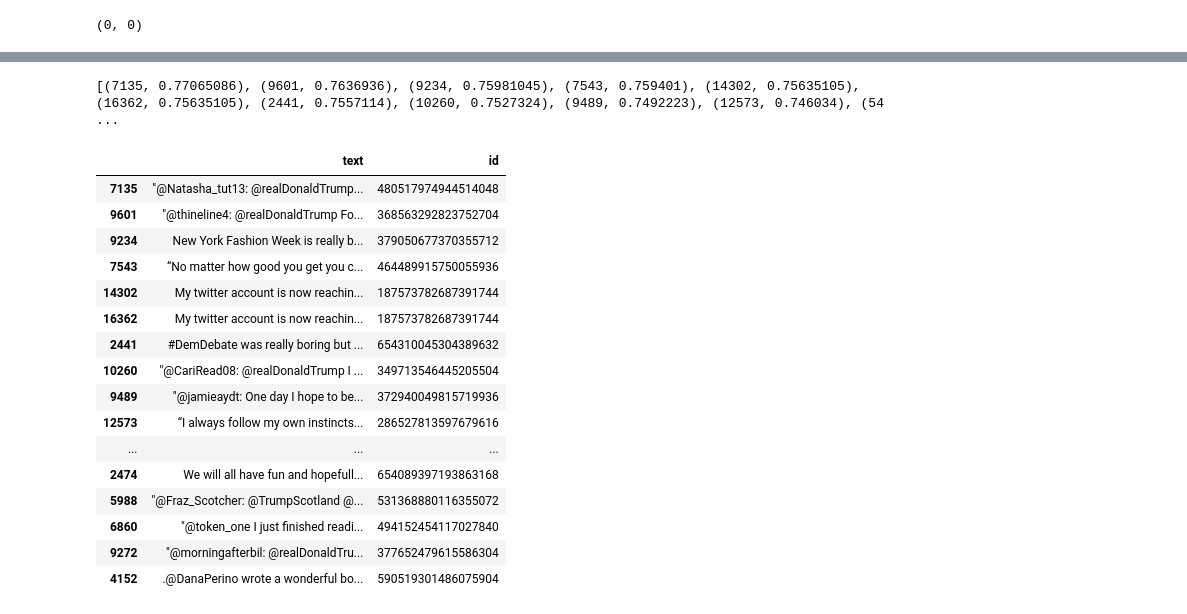
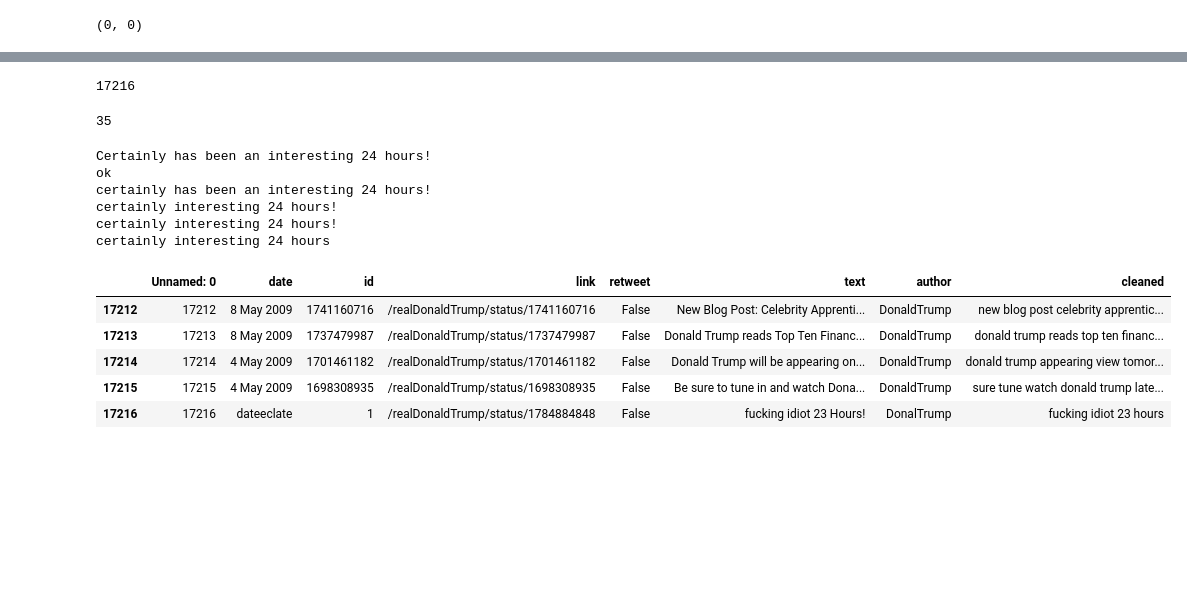
Before and after one commit to tilakman/Data_eng_prjt2, a Jupyter notebook: prj_engineer_v1.ipynb, the cells around one changed output, grey strips where cells are left out. Drawn from its saved outputs; the diff is of its cells as text; code cells hidden in the pictures; blank space fills up the shorter version.

```diff
--- a/prj_engineer_v1.ipynb
+++ b/prj_engineer_v1.ipynb
@@ -29,7 +29,7 @@ from gensim.models import KeyedVectors
 # %%
 
 pd.set_option('display.max_colwidth', -1)
-df = pd.read_csv(r"C:\Users\pavad\Downloads\tweets_1.csv")
+df = pd.read_csv(r"C:\Users\karthik\Downloads\tweets_1.csv")
 # %%
 x= df['text'][df['Unnamed: 0']==2]
 print(x)
@@ -77,6 +77,7 @@ def remove_punctuation(text):
 # %%
 df['text'] = df['text'].astype(str)
 # %%
+df['text'] = df['text'].astype(str)
 df['cleaned'] = df['text'].apply(_removeNonAscii)
 
 df['cleaned'] = df.cleaned.apply(func = make_lower_case)
@@ -146,0 +150,4 @@ def vectors(x):
+# %%
+vectors(df)
+# %% [output]
+17216
@@ -146,0 +178,29 @@ def vectors(x):
+# %%
+vectors1("Certainly has been an interesting 24 hours!")
+# %% [output]
+35
+# %%
+text = "Certainly has been an interesting 24 hours!"
+a= _removeNonAscii(text)
+print(a)
+print("ok")
+a= make_lower_case(a)
+print(a)
+
+
+a= remove_stop_words(a)
+
+print(a)
+
+a= remove_html(a)
+print(a)
+
+a = remove_punctuation(a)
+print(a)
+# %% [output]
+Certainly has been an interesting 24 hours!
+ok
+certainly has been an interesting 24 hours!
+certainly interesting 24 hours!
+certainly interesting 24 hours!
+certainly interesting 24 hours
@@ -146,0 +228,9 @@ def vectors(x):
+# %%
+df.tail()
+# %% [output]
+|  | Unnamed: 0 | date | id | link | retweet | text | author | cleaned |
+| 17212 | 17212 | 8 May 2009 | 1741160716 | /realDonaldTrump/status/1741160716 | False | New Blog Post: Celebrity Apprenti... | DonaldTrump | new blog post celebrity apprentic... |
+| 17213 | 17213 | 8 May 2009 | 1737479987 | /realDonaldTrump/status/1737479987 | False | Donald Trump reads Top Ten Financ... | DonaldTrump | donald trump reads top ten financ... |
+| 17214 | 17214 | 4 May 2009 | 1701461182 | /realDonaldTrump/status/1701461182 | False | Donald Trump will be appearing on... | DonaldTrump | donald trump appearing view tomor... |
+| 17215 | 17215 | 4 May 2009 | 1698308935 | /realDonaldTrump/status/1698308935 | False | Be sure to tune in and watch Dona... | DonaldTrump | sure tune watch donald trump late... |
+| 17216 | 17216 | dateeclate | 1 | /realDonaldTrump/status/1784884848 | False | fucking idiot 23 Hours! | DonalTrump | fucking idiot 23 hours |
@@ -171,24 +285,3 @@ def recommendations(text):
 
     print(sim_scores)
     return(recommend)
-# %%
-recommendations("I will be re-tweeting some of your better, most imaginative and hopefully insightful tweets. Make them good (great)! Important stuff.")
-# %% [output]
-[(7135, 0.77065086), (9601, 0.7636936), (9234, 0.75981045), (7543, 0.759401), (14302, 0.75635105), (16362, 0.75635105), (2441, 0.7557114), (10260, 0.7527324), (9489, 0.7492223), (12573, 0.746034), (54 ...
-|  | text | id |
-| 7135 | "@Natasha_tut13: @realDonaldTrump... | 480517974944514048 |
-| 9601 | "@thineline4: @realDonaldTrump Fo... | 368563292823752704 |
-| 9234 | New York Fashion Week is really b... | 379050677370355712 |
-| 7543 | “No matter how good you get you c... | 464489915750055936 |
-| 14302 | My twitter account is now reachin... | 187573782687391744 |
-| 16362 | My twitter account is now reachin... | 187573782687391744 |
-| 2441 | #DemDebate was really boring but ... | 654310045304389632 |
-| 10260 | "@CariRead08: @realDonaldTrump I ... | 349713546445205504 |
-| 9489 | "@jamieaydt: One day I hope to be... | 372940049815719936 |
-| 12573 | “I always follow my own instincts... | 286527813597679616 |
-| ... | ... | ... |
-| 2474 | We will all have fun and hopefull... | 654089397193863168 |
-| 5988 | "@Fraz_Scotcher: @TrumpScotland @... | 531368880116355072 |
-| 6860 | "@token_one I just finished readi... | 494152454117027840 |
-| 9272 | "@morningafterbil: @realDonaldTru... | 377652479615586304 |
-| 4152 | .@DanaPerino wrote a wonderful bo... | 590519301486075904 |
```
Also changed, not shown: parts of 11 cells of this notebook.
